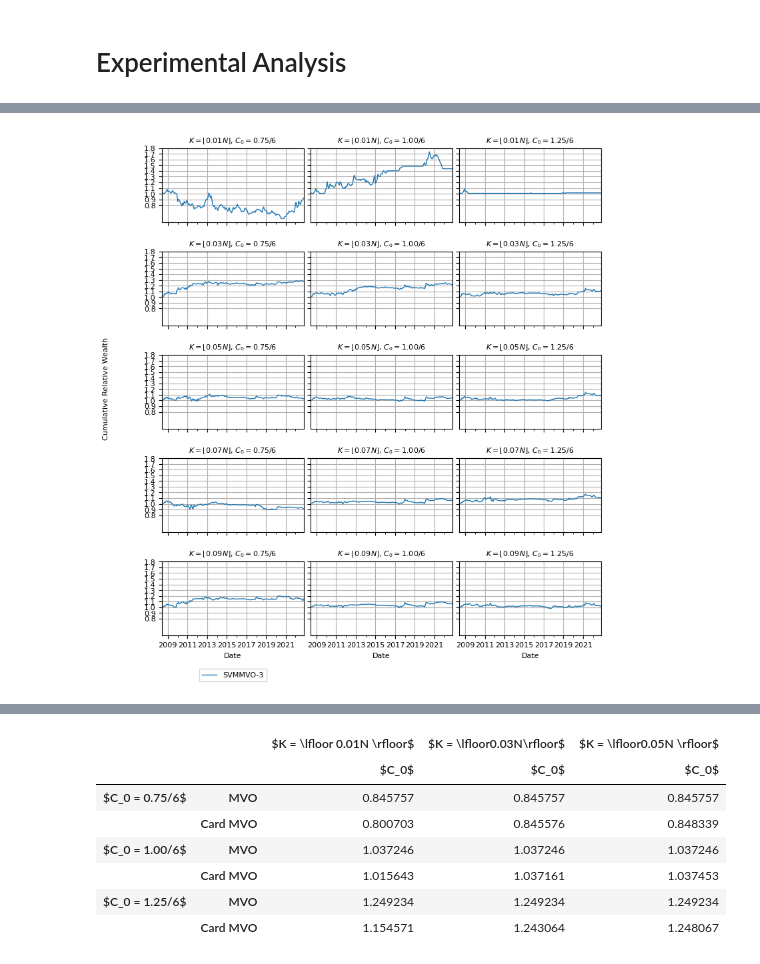
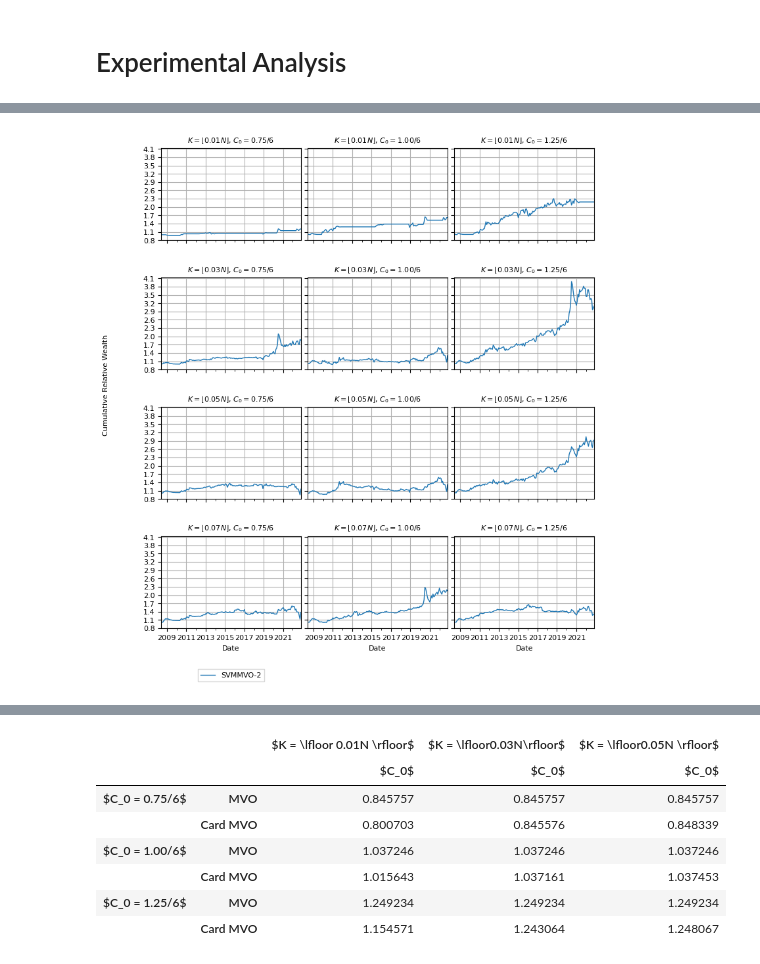
Before and after one commit to davidislip/support_vector_risk_machine, a Jupyter notebook: Results.ipynb, the cells around one changed output, grey strips where cells are left out. Saved outputs shown, nothing was run; the diff lists cells and outputs as text; code cells hidden in the pictures.

```diff
--- a/Results.ipynb
+++ b/Results.ipynb
@@ -115,9 +115,9 @@ assert adjClose.index[0] == factorRet.index[0]
 #                                                                #the only constraint is that the estimators outputs are the optimizers inputs
 # investor preferences (static throughout the backtest)
 initialVal = 100000
-CardMVOrun = 'SunJan212024' #'Sat3Jan132024' #'SatJan132024'
-SVMMVOrun = 'SunJan212024'
-qs = [3]
+CardMVOrun = 'Sat3Jan132024' #'SunJan212024' #'Sat3Jan132024' #'SatJan132024'
+SVMMVOrun = 'MonJan152024'
+qs = [2]
 # %%
 CardMVO_path = "Experiments//"+universe+"//"+"CardMVO"
 CardMVO_experiments = pd.read_pickle(CardMVO_path+"//data_dictionary.pkl")
@@ -148,0 +132,5 @@ unique_card_turnover_df = CardMVO_experiments.groupby(['cardinality_ratio', 'tur
+# %%
+for q in qs:
+    SVMMVO_path_q = "Experiments//"+universe+"//"+"SVMMVO"+"//"+str(q)
+    SVMMVO_experiments_q = pd.read_pickle(SVMMVO_path_q+"//data_dictionary.pkl")
+    print("q =", q, " runs available: ", SVMMVO_experiments_q.run.unique())
@@ -153,8 +143,10 @@ for q in qs:
     SVMMVO_path_q = "Experiments//"+universe+"//"+"SVMMVO"+"//"+str(q)
     SVMMVO_experiments_q = pd.read_pickle(SVMMVO_path_q+"//data_dictionary.pkl")
     SVMMVO_experiments_q =SVMMVO_experiments_q[SVMMVO_experiments_q.run == SVMMVOrun]
-    #assert (SVMMVO_experiments_q.groupby(['cardinality_ratio', 'turnover_limit']).uid.count() == 1).all()
+    assert (SVMMVO_experiments_q.groupby(['cardinality_ratio', 'turnover_limit']).uid.count() == 1).all()
     SVMMVO_experiments[q] = SVMMVO_experiments_q
+    #SVMMVO_experiments_q['kappa'] = 'None'
+    #pd.to_pickle(SVMMVO_experiments_q , SVMMVO_path_q+"//data_dictionary.pkl")
 # %%
 #def read_results(CardMVO_experiments):
 CardMVO_results = {}
@@ -269,7 +240,7 @@ def plot_results_relative_ticker(CardMVO_results, MVO_results, SVMMVO_results, t
     for ax in axs:
         for sub_ax in ax:
             sub_ax.yaxis.set_tick_params(which='minor', bottom=False)
-            sub_ax.set_yticks([min_y + i * 0.1 for i in range(2 + int((max_y - min_y) / 0.1))])
+            sub_ax.set_yticks([min_y + i * 0.3 for i in range(2 + int((max_y - min_y) / 0.3))])
             sub_ax.grid()
             sub_ax.set_xlabel("Date", fontsize=8)
     # fig.supxlabel('Date',fontsize = 8)
@@ -279,24 +250,24 @@ def plot_results_relative_ticker(CardMVO_results, MVO_results, SVMMVO_results, t
 
     return
 # %%
-cardinality_ratios = [0.01, 0.03, 0.05, 0.07, 0.1] # includes mvo
+cardinality_ratios = [0.01, 0.03, 0.05, 0.07] # includes mvo
 turnover_limits = [0.75, 1, 1.25]
 
 # card_strings = [r"$K = \lfloor 0.1N \rfloor$", r"$K = \lfloor0.3N\rfloor$", r"$K = \lfloor0.5N \rfloor$", r"$K = \lfloor0.7N \rfloor$", r"$K = \lfloor0.9N \rfloor$"]
 # turnover_strings = ["$C_0 = 0.75/6$", "$C_0 = 1.00/6$", "$C_0 = 1.25/6$"]
 
 card_strings = [r"$K = \lfloor 0.01N \rfloor$", r"$K = \lfloor0.03N\rfloor$", r"$K = \lfloor0.05N \rfloor$", r"$K = \lfloor0.07N \rfloor$", r"$K = \lfloor0.09N \rfloor$"]
 turnover_strings = ["$C_0 = 0.75/6$", "$C_0 = 1.00/6$", "$C_0 = 1.25/6$"]
 
 # plot_results_relative_ticker(CardMVO_results, MVO_results,
 #              turnover_limits, cardinality_ratios,
 #              card_strings, turnover_strings, adjClose,
 #              initialVal = initialVal, figsize=(8.5,5.5))
 
 plot_results_relative_ticker(CardMVO_results, MVO_results, SVMMVO_results, turnover_limits, cardinality_ratios, qs, card_strings,
                                  turnover_strings, adjClose, initialVal=100000, ticker_str='SPY', figsize=(8.5, 9.5))
 # %% [output]
-[figure, old version]
+[figure, new version]
 # %%
 #plot_weights(x, tickers)
 # %%
```
Also changed, not shown: parts of 8 cells of this notebook, 25 other files.
